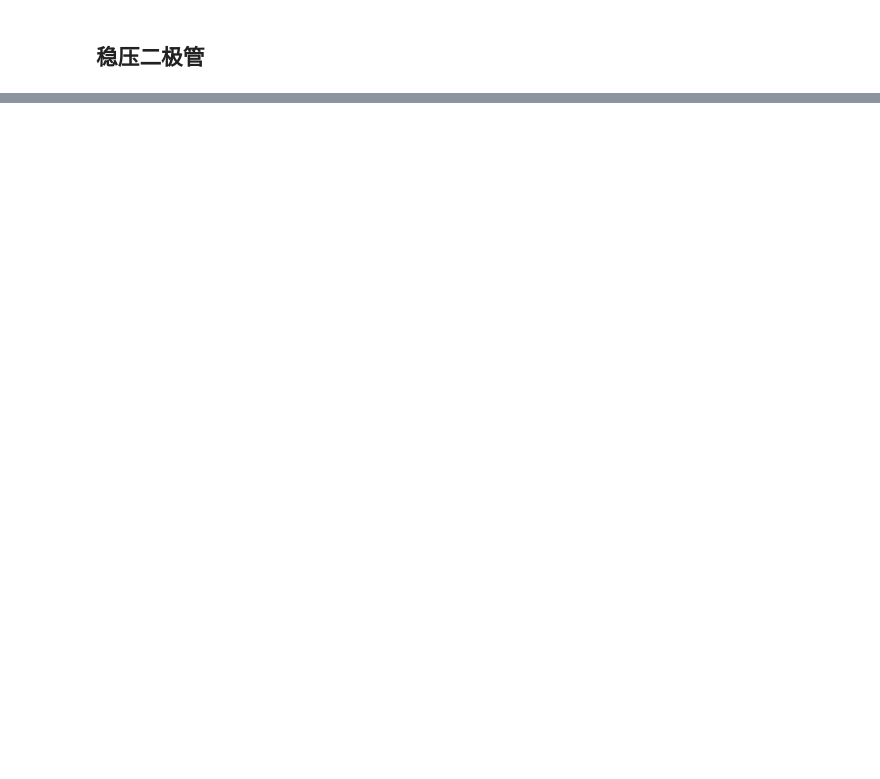
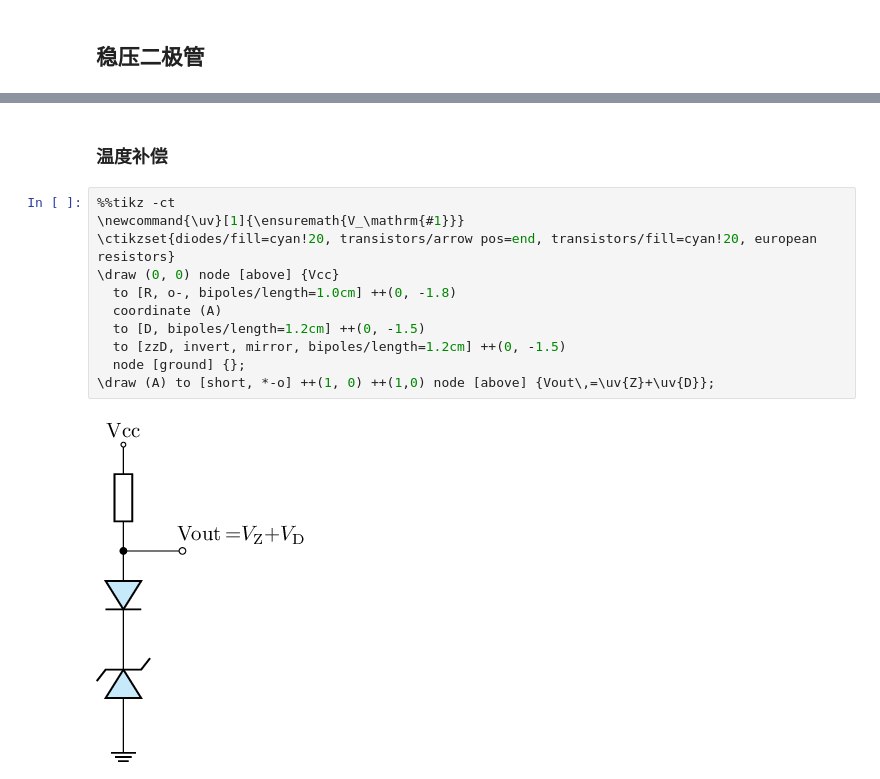
Before and after one commit to chenshuo/nuedc, a Jupyter notebook: docs/diode.ipynb, the cells around one changed output, grey strips where cells are left out. Saved outputs shown, nothing was run; the diff lists cells and outputs as text; blank space fills up the shorter version.

```diff
--- a/docs/diode.ipynb
+++ b/docs/diode.ipynb
@@ -154,0 +223,15 @@ plt.plot(ng.vector('time'), -1e3*ng.vector('v#branch'))
+# %% [markdown]
+### 温度补偿
+# %%
+%%tikz -ct
+\newcommand{\uv}[1]{\ensuremath{V_\mathrm{#1}}}
+\ctikzset{diodes/fill=cyan!20, transistors/arrow pos=end, transistors/fill=cyan!20, european resistors}
+\draw (0, 0) node [above] {Vcc}
+  to [R, o-, bipoles/length=1.0cm] ++(0, -1.8)
+  coordinate (A)
+  to [D, bipoles/length=1.2cm] ++(0, -1.5)
+  to [zzD, invert, mirror, bipoles/length=1.2cm] ++(0, -1.5)
+  node [ground] {};
+\draw (A) to [short, *-o] ++(1, 0) ++(1,0) node [above] {Vout\,=\uv{Z}+\uv{D}};
+# %% [output]
+[figure, added]
```
Also changed, not shown: parts of 6 cells of this notebook, 1 other file.
